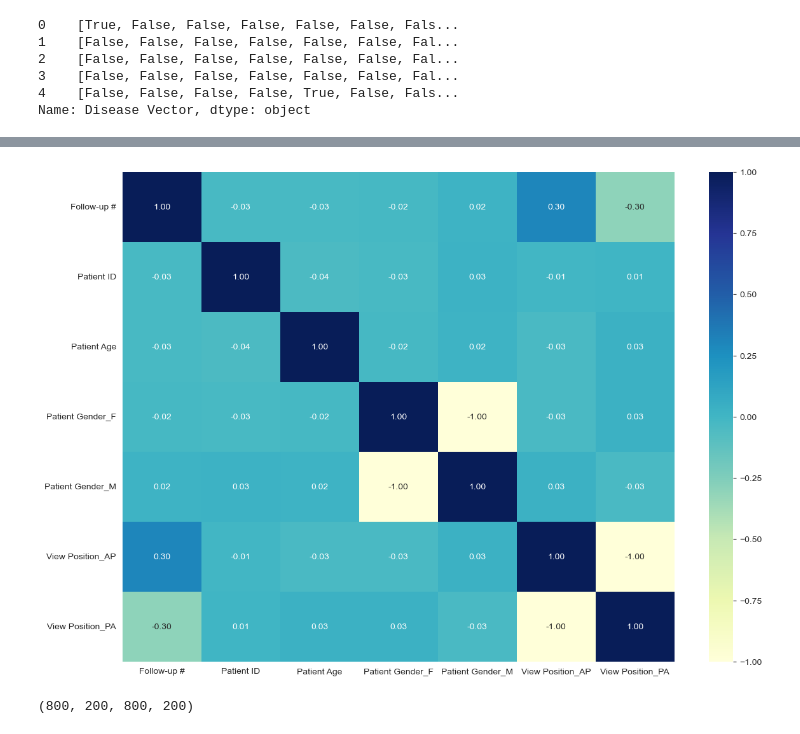
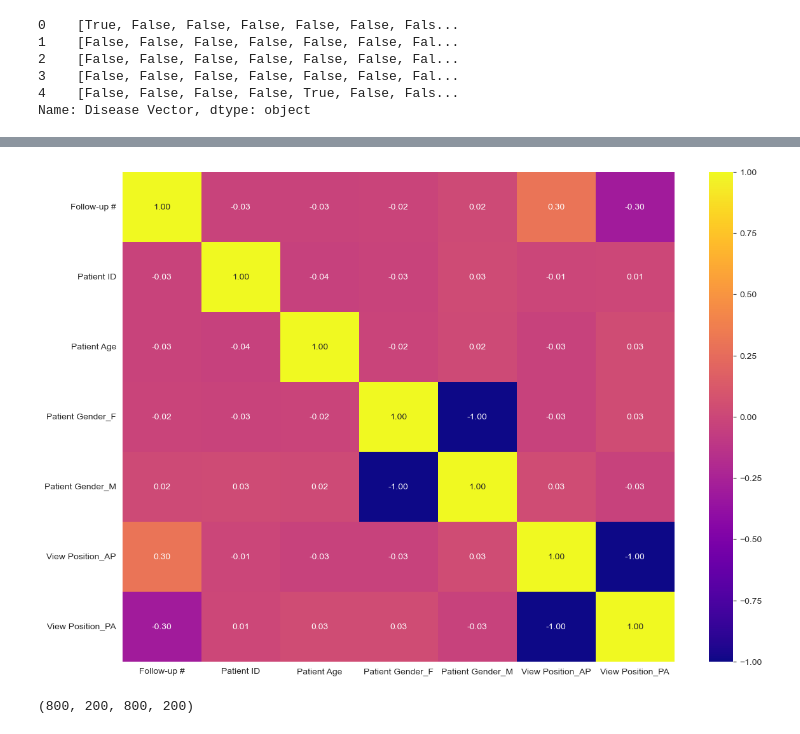
Before and after one commit to bprzybysz/chest-xray-classification, a Jupyter notebook: chest-xray-classification.ipynb, the cells around one changed output, grey strips where cells are left out. Drawn from its saved outputs; the diff is of its cells as text; code cells hidden in the pictures.

```diff
--- a/chest-xray-classification.ipynb
+++ b/chest-xray-classification.ipynb
@@ -232,14 +244,14 @@ Name: Disease Vector, dtype: object
 # %%
 # Correlation matrix of image_paths
 
 plt.figure(figsize=(14, 10))
 sns.heatmap(data.iloc[:, 1:].corr(),
             annot=True,
             fmt=".2f",
-            cmap="YlGnBu")
+            cmap="plasma")
 plt.show();
 # %% [output]
-[figure, old version]
+[figure, new version]
 # %%
 # set image count for modeling (for faster training)
 IMAGE_COUNT = 1000
```
Also changed, not shown: parts of 13 cells of this notebook.
